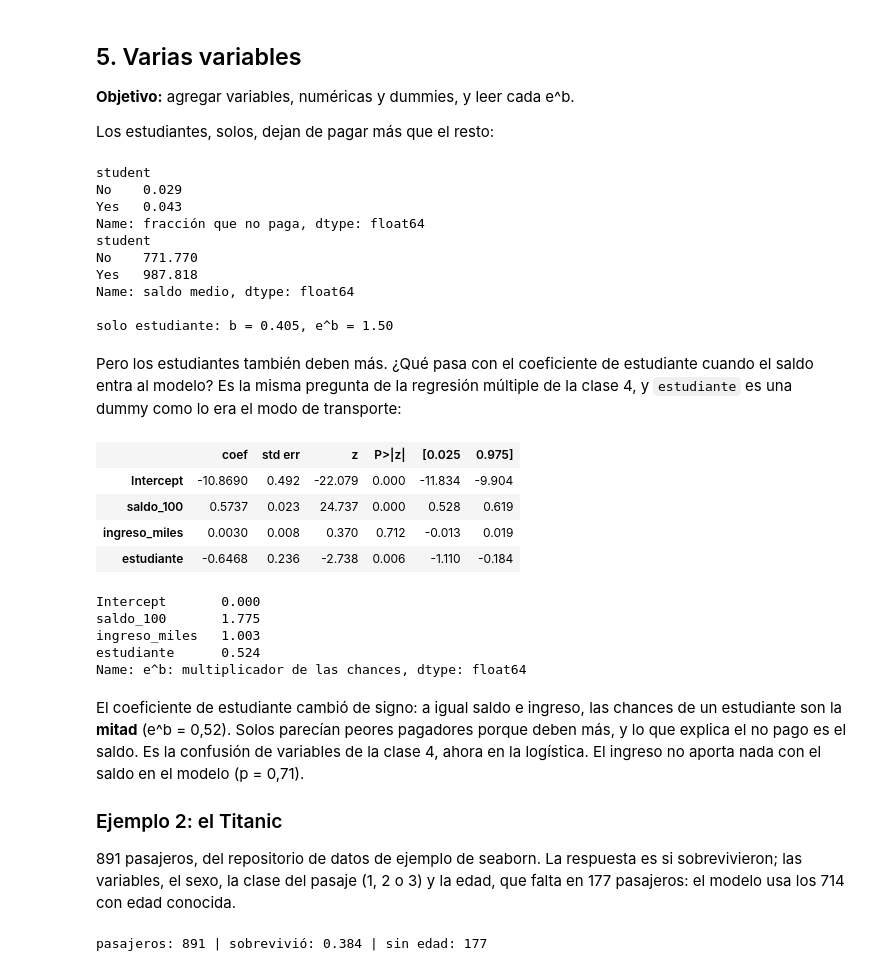
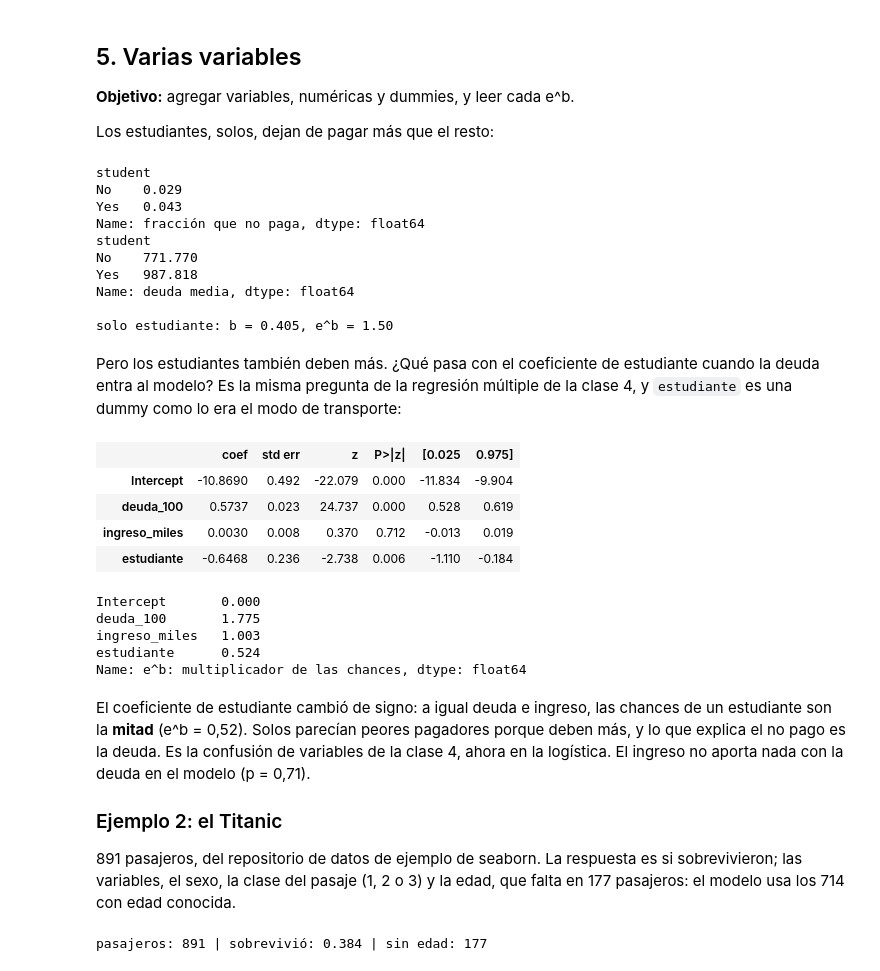
Before and after one commit to daniopitz/diplomado-cdd, a Jupyter notebook: 06_regresion_logistica.ipynb, the cells around one changed output. Drawn from its saved outputs; the diff is of its cells as text; code cells hidden in the pictures.

```diff
--- a/06_regresion_logistica.ipynb
+++ b/06_regresion_logistica.ipynb
@@ -33,7 +33,7 @@ BASE = "datos/clase06/"
 clientes = pd.read_csv(BASE + "default_islr.csv")
 clientes["no_paga"] = (clientes["default"] == "Yes").astype(int)   # la respuesta: 1 si dejó de pagar
 clientes["estudiante"] = (clientes["student"] == "Yes").astype(int)
-clientes["saldo_100"] = clientes["balance"] / 100      # el saldo, en cientos de dólares
+clientes["deuda_100"] = clientes["balance"] / 100      # la deuda, en cientos de dólares
 clientes["ingreso_miles"] = clientes["income"] / 1000  # el ingreso anual, en miles de dólares
 clientes.head()
 # %% [output]
@@ -219,7 +219,7 @@ e^b entre 1.66 y 1.81
 Los estudiantes, solos, dejan de pagar más que el resto:
 # %%
 print(clientes.groupby("student")["no_paga"].mean().rename("fracción que no paga"))
-print(clientes.groupby("student")["balance"].mean().rename("saldo medio"))
+print(clientes.groupby("student")["balance"].mean().rename("deuda media"))
 
 solo_estudiante = smf.logit("no_paga ~ estudiante", data=clientes).fit(disp=0)
 print(f"\nsolo estudiante: b = {solo_estudiante.params['estudiante']:.3f}, e^b = {np.exp(solo_estudiante.params['estudiante']):.2f}")
@@ -231,30 +231,30 @@ Name: fracción que no paga, dtype: float64
 student
 No    771.770
 Yes   987.818
-Name: saldo medio, dtype: float64
+Name: deuda media, dtype: float64
 
 solo estudiante: b = 0.405, e^b = 1.50
 # %% [markdown]
-Pero los estudiantes también deben más. ¿Qué pasa con el coeficiente de estudiante cuando el saldo entra al modelo? Es la misma pregunta de la regresión múltiple de la clase 4, y `estudiante` es una dummy como lo era el modo de transporte:
+Pero los estudiantes también deben más. ¿Qué pasa con el coeficiente de estudiante cuando la deuda entra al modelo? Es la misma pregunta de la regresión múltiple de la clase 4, y `estudiante` es una dummy como lo era el modo de transporte:
 # %%
-multiple = smf.logit("no_paga ~ saldo_100 + ingreso_miles + estudiante", data=clientes).fit(disp=0)
+multiple = smf.logit("no_paga ~ deuda_100 + ingreso_miles + estudiante", data=clientes).fit(disp=0)
 multiple.summary().tables[1]
 # %% [output]
 |  | coef | std err | z | P>|z| | [0.025 | 0.975] |
 | Intercept | -10.8690 | 0.492 | -22.079 | 0.000 | -11.834 | -9.904 |
-| saldo_100 | 0.5737 | 0.023 | 24.737 | 0.000 | 0.528 | 0.619 |
+| deuda_100 | 0.5737 | 0.023 | 24.737 | 0.000 | 0.528 | 0.619 |
 | ingreso_miles | 0.0030 | 0.008 | 0.370 | 0.712 | -0.013 | 0.019 |
 | estudiante | -0.6468 | 0.236 | -2.738 | 0.006 | -1.110 | -0.184 |
 # %%
 np.exp(multiple.params).rename("e^b: multiplicador de las chances")
 # %% [output]
 Intercept       0.000
-saldo_100       1.775
+deuda_100       1.775
 ingreso_miles   1.003
 estudiante      0.524
 Name: e^b: multiplicador de las chances, dtype: float64
 # %% [markdown]
-El coeficiente de estudiante cambió de signo: a igual saldo e ingreso, las chances de un estudiante son la **mitad** (e^b = 0,52). Solos parecían peores pagadores porque deben más, y lo que explica el no pago es el saldo. Es la confusión de variables de la clase 4, ahora en la logística. El ingreso no aporta nada con el saldo en el modelo (p = 0,71).
+El coeficiente de estudiante cambió de signo: a igual deuda e ingreso, las chances de un estudiante son la **mitad** (e^b = 0,52). Solos parecían peores pagadores porque deben más, y lo que explica el no pago es la deuda. Es la confusión de variables de la clase 4, ahora en la logística. El ingreso no aporta nada con la deuda en el modelo (p = 0,71).
 
 ### Ejemplo 2: el Titanic
 
```
Also changed, not shown: parts of 14 cells of this notebook, 6 other files.
